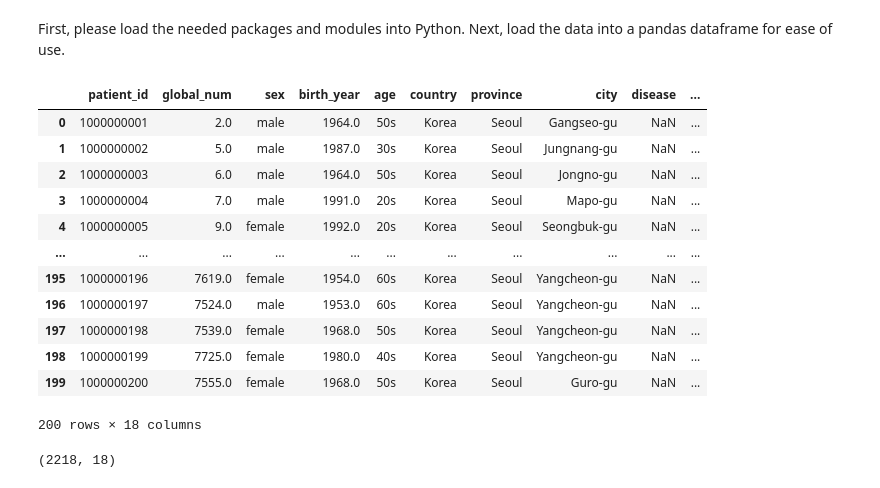
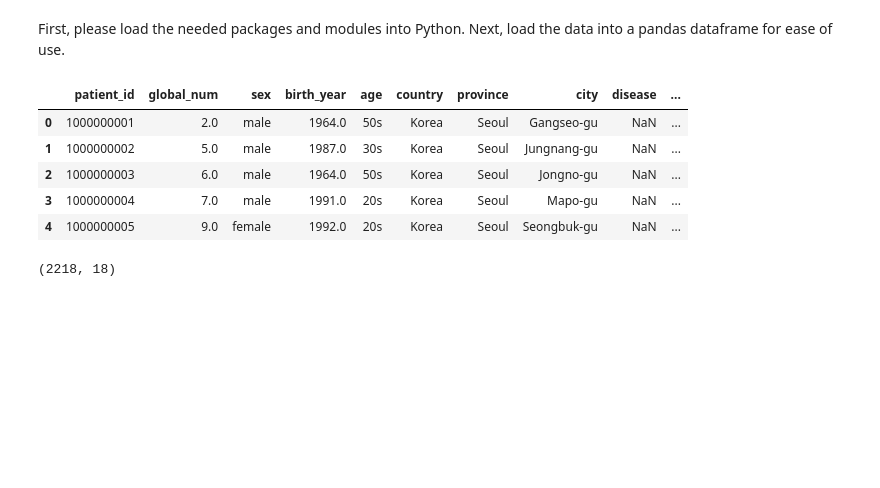
Before and after one commit to shajib2be/Springboard, a Jupyter notebook: RandomForest_casestudy_covid19.ipynb, the cells around one changed output. Saved outputs shown, nothing was run; the diff lists cells and outputs as text; code cells hidden in the pictures; blank space fills up the shorter version.

```diff
--- a/RandomForest_casestudy_covid19.ipynb
+++ b/RandomForest_casestudy_covid19.ipynb
@@ -59,21 +59,14 @@ from sklearn.ensemble import ExtraTreesRegressor
 # %%
 url ='C:/Users/Mohammad/RandomForest Covid Case Study_06302020/PatientInfo.csv'
 df = pd.read_csv(url)
-df.head(200)
+df.head()
 # %% [output]
 |  | patient_id | global_num | sex | birth_year | age | country | province | city | disease | ... |
 | 0 | 1000000001 | 2.0 | male | 1964.0 | 50s | Korea | Seoul | Gangseo-gu | NaN | ... |
 | 1 | 1000000002 | 5.0 | male | 1987.0 | 30s | Korea | Seoul | Jungnang-gu | NaN | ... |
 | 2 | 1000000003 | 6.0 | male | 1964.0 | 50s | Korea | Seoul | Jongno-gu | NaN | ... |
 | 3 | 1000000004 | 7.0 | male | 1991.0 | 20s | Korea | Seoul | Mapo-gu | NaN | ... |
 | 4 | 1000000005 | 9.0 | female | 1992.0 | 20s | Korea | Seoul | Seongbuk-gu | NaN | ... |
-| ... | ... | ... | ... | ... | ... | ... | ... | ... | ... | ... |
-| 195 | 1000000196 | 7619.0 | female | 1954.0 | 60s | Korea | Seoul | Yangcheon-gu | NaN | ... |
-| 196 | 1000000197 | 7524.0 | male | 1953.0 | 60s | Korea | Seoul | Yangcheon-gu | NaN | ... |
-| 197 | 1000000198 | 7539.0 | female | 1968.0 | 50s | Korea | Seoul | Yangcheon-gu | NaN | ... |
-| 198 | 1000000199 | 7725.0 | female | 1980.0 | 40s | Korea | Seoul | Yangcheon-gu | NaN | ... |
-| 199 | 1000000200 | 7555.0 | female | 1968.0 | 50s | Korea | Seoul | Guro-gu | NaN | ... |
-200 rows × 18 columns
 # %%
 df.shape
 # %% [output]
```
Also changed, not shown: parts of 30 cells of this notebook.
